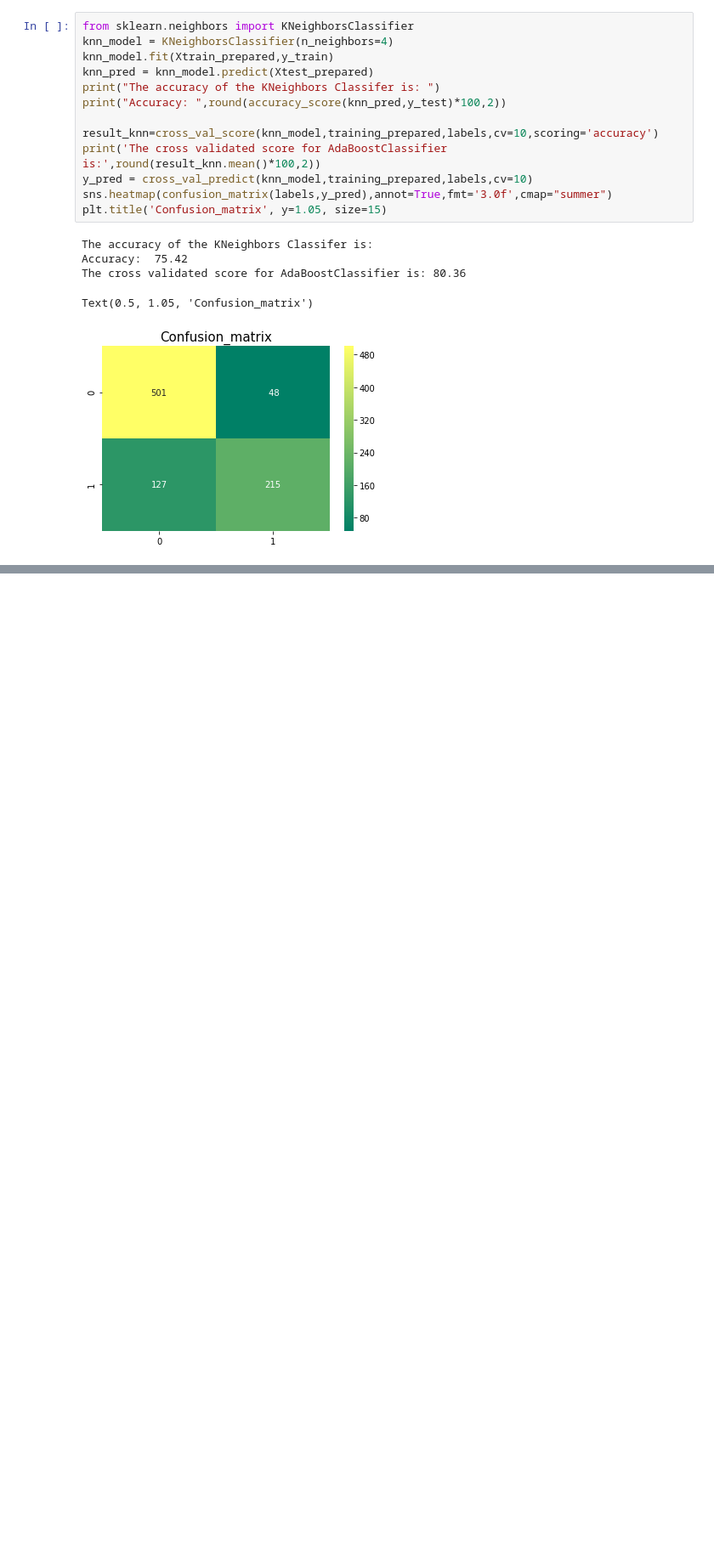
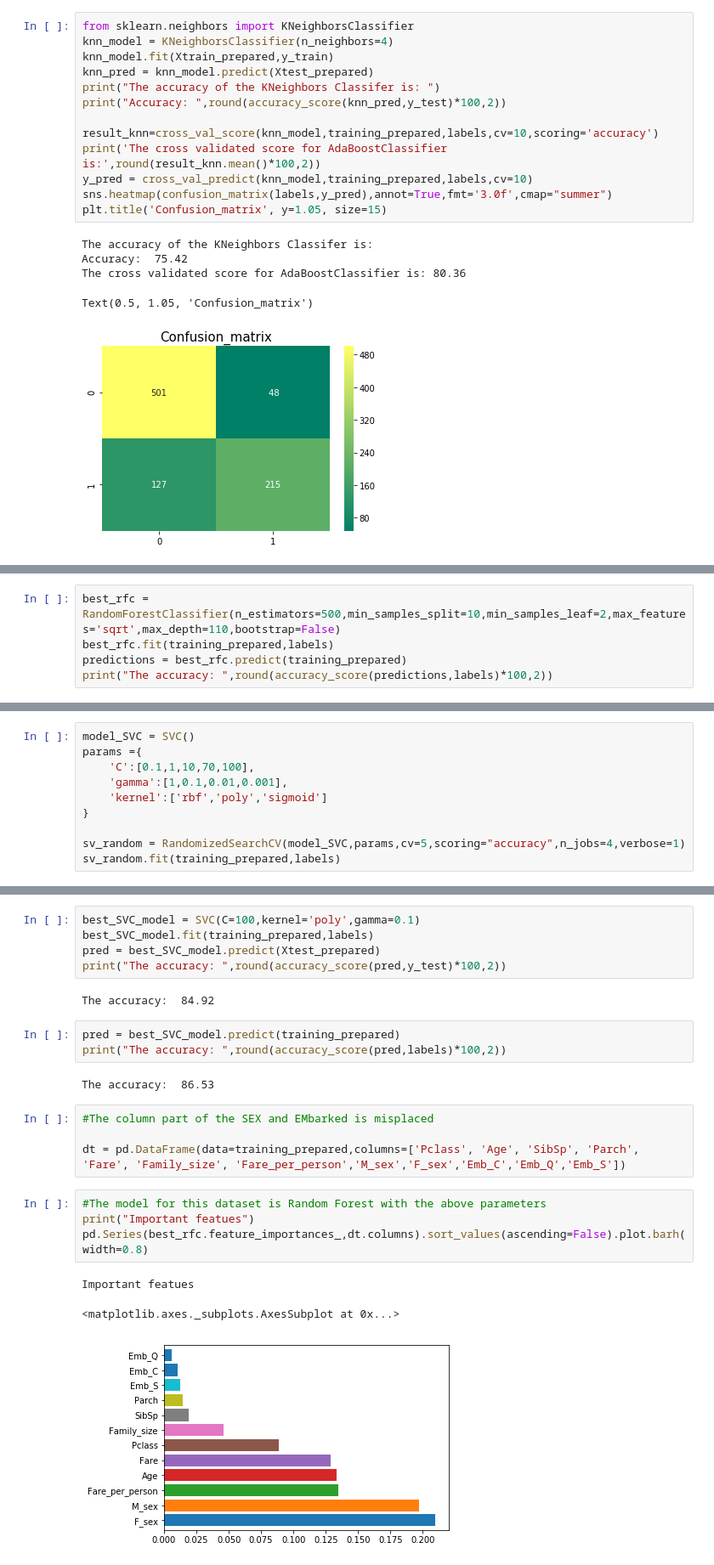
Before and after one commit to Rojanmhj2055/TitanicDataset, a Jupyter notebook: titanic.ipynb, the cells around one changed output, grey strips where cells are left out. Shown at 85% size. Saved outputs shown, nothing was run; the diff lists cells and outputs as text; blank space fills up the shorter version.

```diff
--- a/titanic.ipynb
+++ b/titanic.ipynb
@@ -294,0 +372,5 @@ Text(0.5, 1.05, 'Confusion_matrix')
+# %%
+best_rfc = RandomForestClassifier(n_estimators=500,min_samples_split=10,min_samples_leaf=2,max_features='sqrt',max_depth=110,bootstrap=False)
+best_rfc.fit(training_prepared,labels)
+predictions = best_rfc.predict(training_prepared)
+print("The accuracy: ",round(accuracy_score(predictions,labels)*100,2))
@@ -294,0 +385,10 @@ Text(0.5, 1.05, 'Confusion_matrix')
+# %%
+model_SVC = SVC()
+params ={
+    'C':[0.1,1,10,70,100],
+    'gamma':[1,0.1,0.01,0.001],
+    'kernel':['rbf','poly','sigmoid']
+}
+
+sv_random = RandomizedSearchCV(model_SVC,params,cv=5,scoring="accuracy",n_jobs=4,verbose=1)
+sv_random.fit(training_prepared,labels)
@@ -294,0 +411,24 @@ Text(0.5, 1.05, 'Confusion_matrix')
+# %%
+best_SVC_model = SVC(C=100,kernel='poly',gamma=0.1)
+best_SVC_model.fit(training_prepared,labels)
+pred = best_SVC_model.predict(Xtest_prepared)
+print("The accuracy: ",round(accuracy_score(pred,y_test)*100,2))
+# %% [output]
+The accuracy:  84.92
+# %%
+pred = best_SVC_model.predict(training_prepared)
+print("The accuracy: ",round(accuracy_score(pred,labels)*100,2))
+# %% [output]
+The accuracy:  86.53
+# %%
+#The column part of the SEX and EMbarked is misplaced
+
+dt = pd.DataFrame(data=training_prepared,columns=['Pclass', 'Age', 'SibSp', 'Parch', 'Fare', 'Family_size', 'Fare_per_person','M_sex','F_sex','Emb_C','Emb_Q','Emb_S'])
+# %%
+#The model for this dataset is Random Forest with the above parameters
+print("Important featues")
+pd.Series(best_rfc.feature_importances_,dt.columns).sort_values(ascending=False).plot.barh(width=0.8)
+# %% [output]
+Important featues
+<matplotlib.axes._subplots.AxesSubplot at 0x...>
+[figure, added]
```
Also changed, not shown: parts of 26 cells of this notebook, 1 other file.
